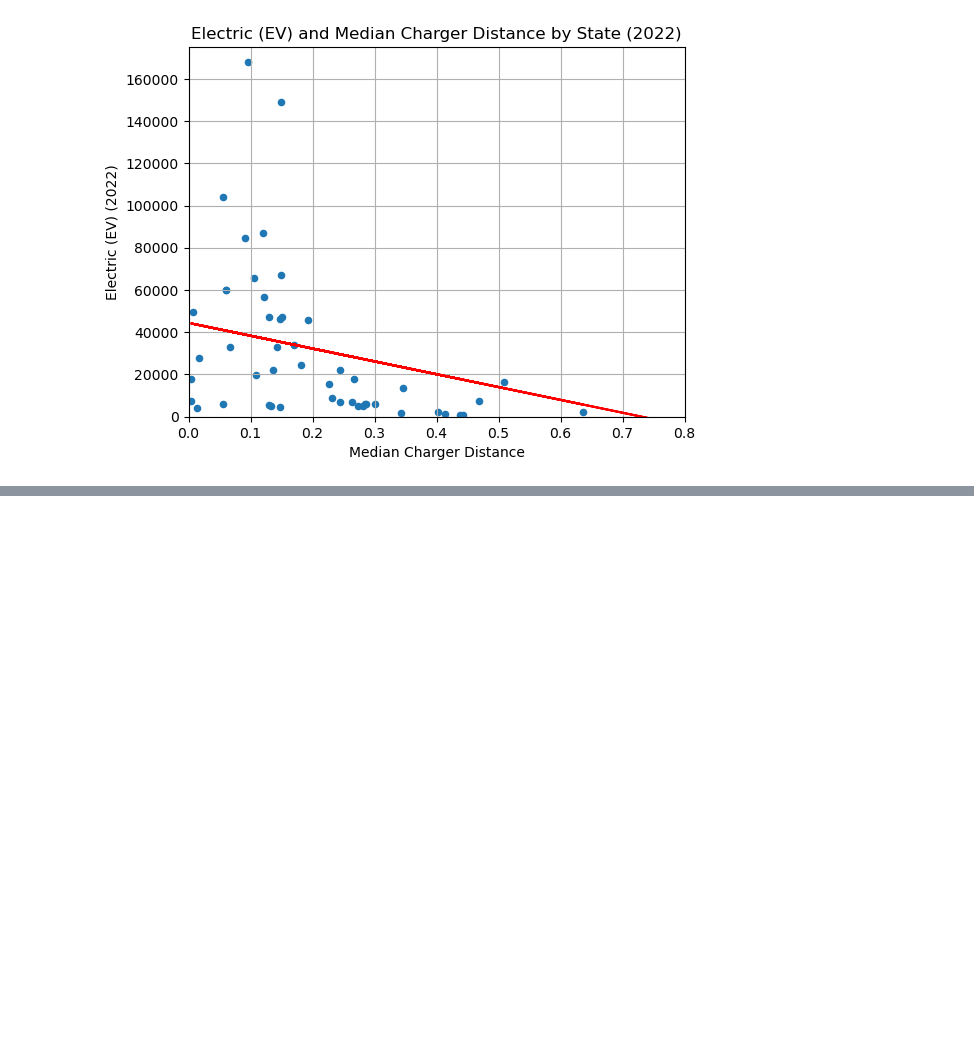
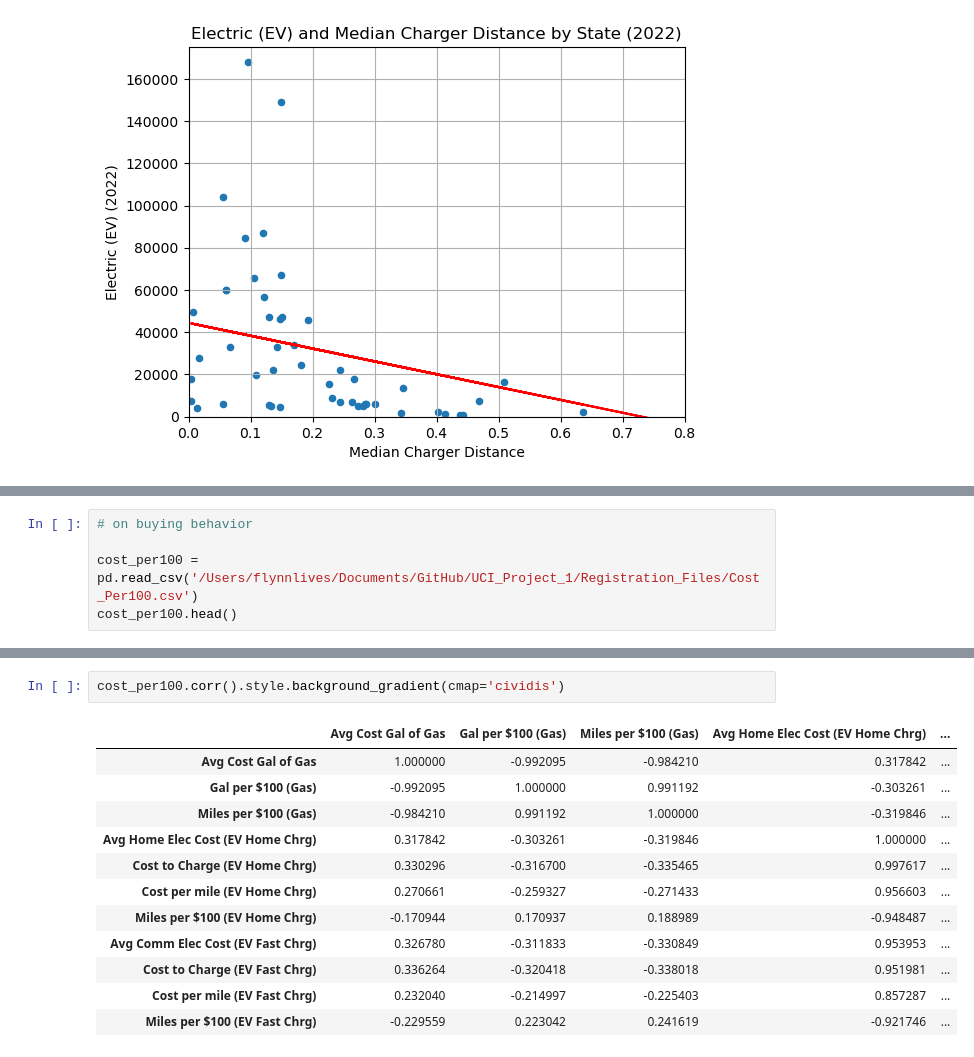
Before and after one commit to MrGoots/ETL_Python_Analysis, a Jupyter notebook: Registration_Files/output/BETA_DataFrame.ipynb, the cells around one changed output, grey strips where cells are left out. Saved outputs shown, nothing was run; the diff lists cells and outputs as text; blank space fills up the shorter version.

```diff
--- a/Registration_Files/output/BETA_DataFrame.ipynb
+++ b/Registration_Files/output/BETA_DataFrame.ipynb
@@ -846,0 +828,5 @@ The r is: -0.36339267076981246
+# %%
+# on buying behavior
+
+cost_per100 = pd.read_csv('/Users/flynnlives/Documents/GitHub/UCI_Project_1/Registration_Files/Cost_Per100.csv')
+cost_per100.head()
@@ -846,0 +840,15 @@ The r is: -0.36339267076981246
+# %%
+cost_per100.corr().style.background_gradient(cmap='cividis')
+# %% [output]
+|  | Avg Cost Gal of Gas | Gal per $100 (Gas) | Miles per $100 (Gas) | Avg Home Elec Cost (EV Home Chrg) | ... |
+| Avg Cost Gal of Gas | 1.000000 | -0.992095 | -0.984210 | 0.317842 | ... |
+| Gal per $100 (Gas) | -0.992095 | 1.000000 | 0.991192 | -0.303261 | ... |
+| Miles per $100 (Gas) | -0.984210 | 0.991192 | 1.000000 | -0.319846 | ... |
+| Avg Home Elec Cost (EV Home Chrg) | 0.317842 | -0.303261 | -0.319846 | 1.000000 | ... |
+| Cost to Charge (EV Home Chrg) | 0.330296 | -0.316700 | -0.335465 | 0.997617 | ... |
+| Cost per mile (EV Home Chrg) | 0.270661 | -0.259327 | -0.271433 | 0.956603 | ... |
+| Miles per $100 (EV Home Chrg) | -0.170944 | 0.170937 | 0.188989 | -0.948487 | ... |
+| Avg Comm Elec Cost (EV Fast Chrg) | 0.326780 | -0.311833 | -0.330849 | 0.953953 | ... |
+| Cost to Charge (EV Fast Chrg) | 0.336264 | -0.320418 | -0.338018 | 0.951981 | ... |
+| Cost per mile (EV Fast Chrg) | 0.232040 | -0.214997 | -0.225403 | 0.857287 | ... |
+| Miles per $100 (EV Fast Chrg) | -0.229559 | 0.223042 | 0.241619 | -0.921746 | ... |
```
Also changed, not shown: parts of 17 cells of this notebook.
